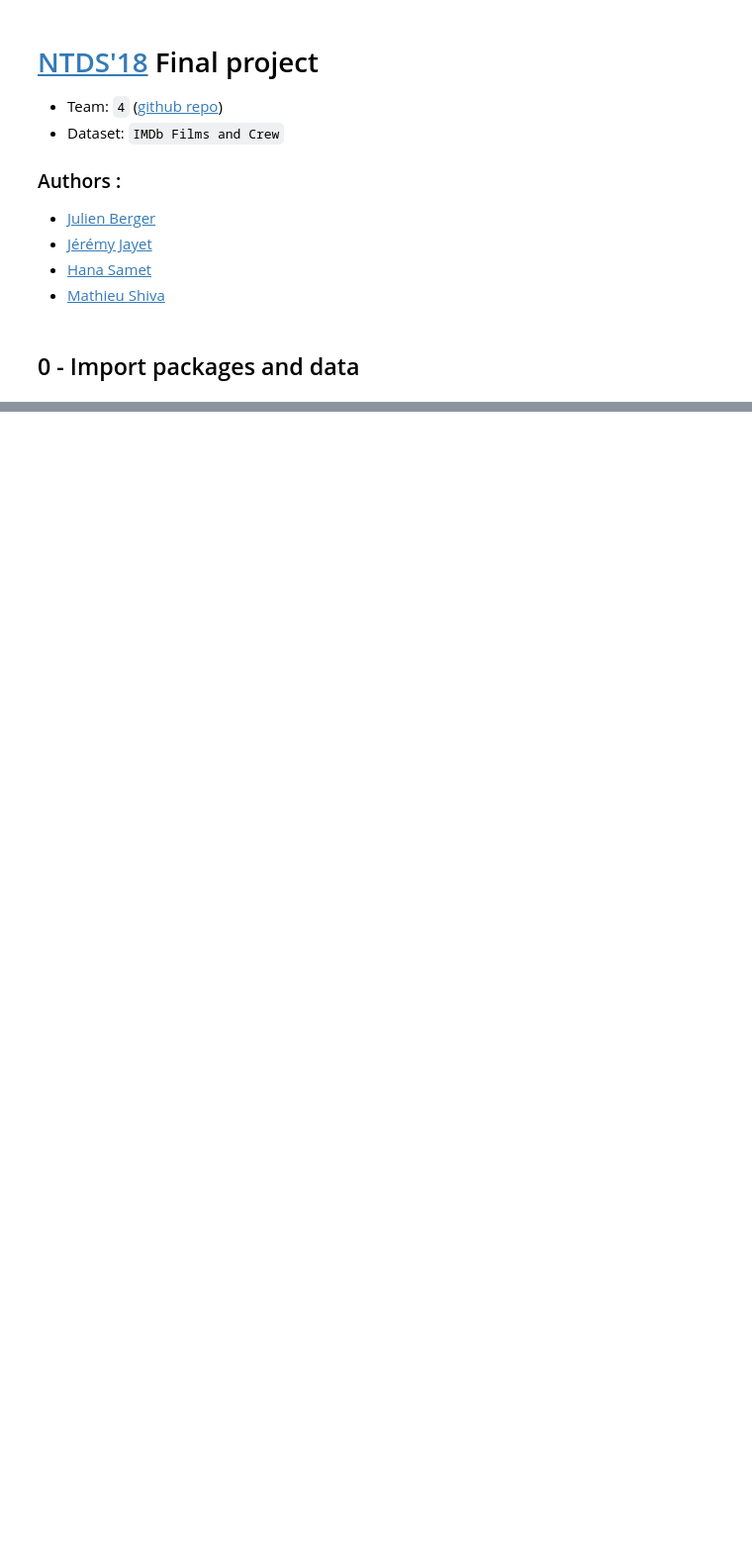
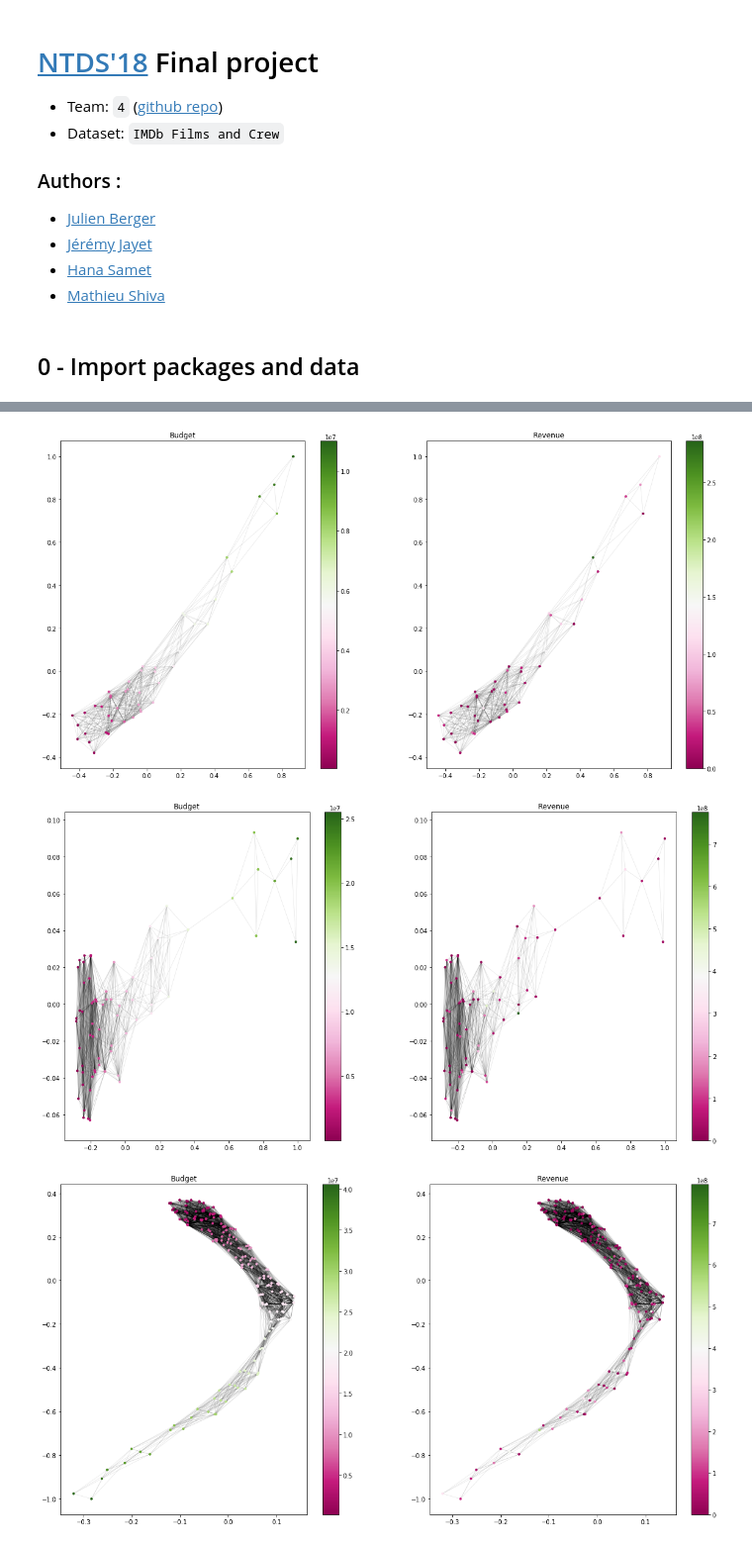
Before and after one commit to swouf/ntds_IMDb_team4, a Jupyter notebook: final_project_ntds_2018.ipynb, the cells around one changed output, grey strips where cells are left out. Shown at 99% size. Cells and saved outputs as stored; diff of their text form; code cells hidden in the pictures; blank space fills up the shorter version.

```diff
--- a/final_project_ntds_2018.ipynb
+++ b/final_project_ntds_2018.ipynb
@@ -133,11 +133,3 @@ for i in range(len(graphsFilteredByYears)):
     voteAvrgFilteredByYears.append((moviesByBudgetFilteredByYears[i])['vote_average'].copy())
     (graphsFilteredByYears[i]).compute_fourier_basis()
     voteAvrgFtFilteredByYears.append(graphsFilteredByYears[i].gft((voteAvrgFilteredByYears[i]).values))
-# %%
-i = 0
-for G in graphsFilteredByYears:
-    G.set_coordinates(kind='spring')
-    #pg.plotting.plot_signal(G, (voteAvrgFilteredByYears[i]).values,)
-    labels = genreOfMoviesFilteredByYears[i]
-    pg.plotting.plot_signal(G,labels,)
-    i = i+1
@@ -185,0 +180,26 @@ for G in graphsFilteredByYears:
+# %%
+i = 0
+for G in GCgraphsFilteredByYears:
+
+    plt.figure(figsize=(20, 10))
+    plt.subplot(121)
+    labels = moviesByBudgetFilteredByYears[i]['budget'].iloc[np.sort(nx.nodes(G))]
+    coords_spring=CoordsSpringFilteredByYears[i]
+    im=nx.draw_networkx_nodes(G, coords_spring, node_size=10, node_color=labels, cmap='PiYG')
+    nx.draw_networkx_edges(G, coords_spring, alpha=0.1, width=0.7)
+    plt.title('Budget')
+    plt.colorbar(im);
+
+    plt.subplot(122)
+    labels = moviesByBudgetFilteredByYears[i]['revenue'].iloc[np.sort(nx.nodes(G))]
+    coords_spring=CoordsSpringFilteredByYears[i]
+    im=nx.draw_networkx_nodes(G, coords_spring, node_size=10, node_color=labels, cmap='PiYG')
+    nx.draw_networkx_edges(G, coords_spring, alpha=0.1, width=0.7)
+    plt.title('Revenue')
+    plt.colorbar(im);
+
+    i=i+1
+# %% [output]
+[figure, added]
+[figure, added]
+[figure, added]
```
Also changed, not shown: parts of 9 cells of this notebook, 1 other file.
